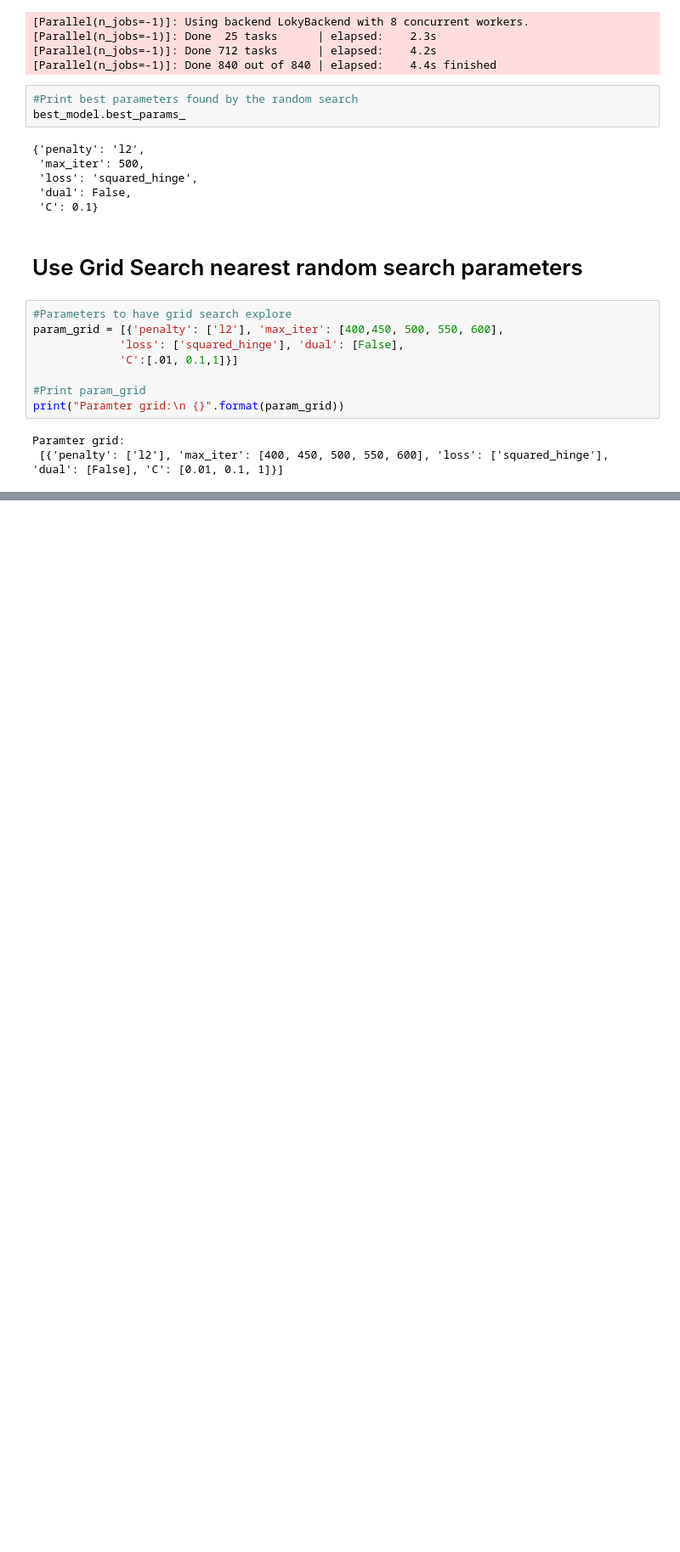
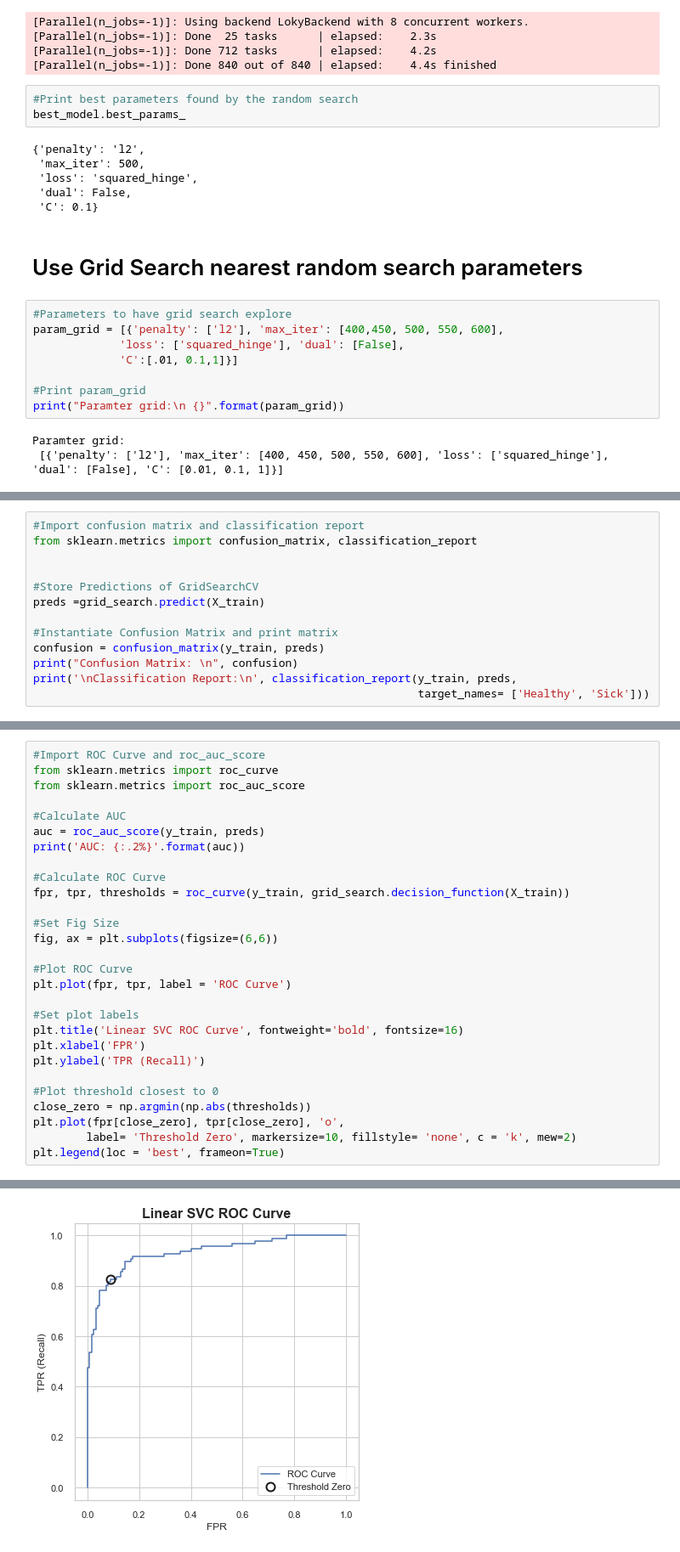
Before and after one commit to KishenSharma6/HeartDisease-Classification, a Jupyter notebook: Heart Disease - Classification.ipynb, the cells around one changed output, grey strips where cells are left out. Shown at 85% size. Drawn from its saved outputs; the diff is of its cells as text; blank space fills up the shorter version.

```diff
--- a/Heart Disease - Classification.ipynb
+++ b/Heart Disease - Classification.ipynb
@@ -775,0 +783,13 @@ Top CV Score: 0.909
+# %%
+#Import confusion matrix and classification report
+from sklearn.metrics import confusion_matrix, classification_report
+
+
+#Store Predictions of GridSearchCV
+preds =grid_search.predict(X_train)
+
+#Instantiate Confusion Matrix and print matrix
+confusion = confusion_matrix(y_train, preds)
+print("Confusion Matrix: \n", confusion)
+print('\nClassification Report:\n', classification_report(y_train, preds,
+                                                          target_names= ['Healthy', 'Sick']))
@@ -775,0 +812,29 @@ Top CV Score: 0.909
+# %%
+#Import ROC Curve and roc_auc_score
+from sklearn.metrics import roc_curve
+from sklearn.metrics import roc_auc_score
+
+#Calculate AUC
+auc = roc_auc_score(y_train, preds)
+print('AUC: {:.2%}'.format(auc))
+
+#Calculate ROC Curve
+fpr, tpr, thresholds = roc_curve(y_train, grid_search.decision_function(X_train))
+
+#Set Fig Size
+fig, ax = plt.subplots(figsize=(6,6))
+
+#Plot ROC Curve
+plt.plot(fpr, tpr, label = 'ROC Curve')
+
+#Set plot labels
+plt.title('Linear SVC ROC Curve', fontweight='bold', fontsize=16)
+plt.xlabel('FPR')
+plt.ylabel('TPR (Recall)')
+
+#Plot threshold closest to 0
+close_zero = np.argmin(np.abs(thresholds))
+plt.plot(fpr[close_zero], tpr[close_zero], 'o',
+        label= 'Threshold Zero', markersize=10, fillstyle= 'none', c = 'k', mew=2)
+plt.legend(loc = 'best', frameon=True)
+# %% [output]
@@ -775,0 +843 @@ Top CV Score: 0.909
+[figure, added]
```
Also changed, not shown: parts of 9 cells of this notebook.
